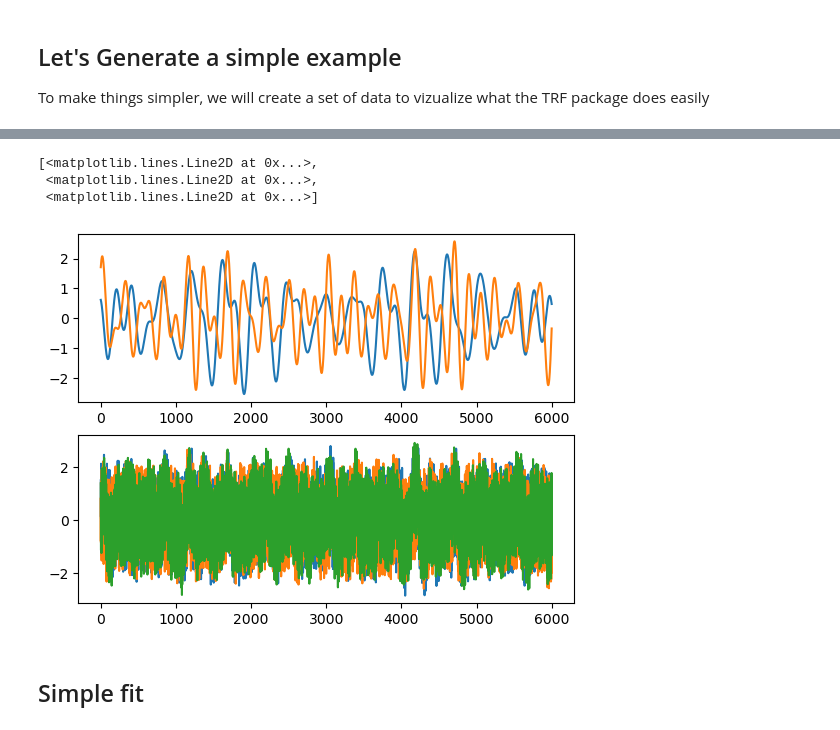
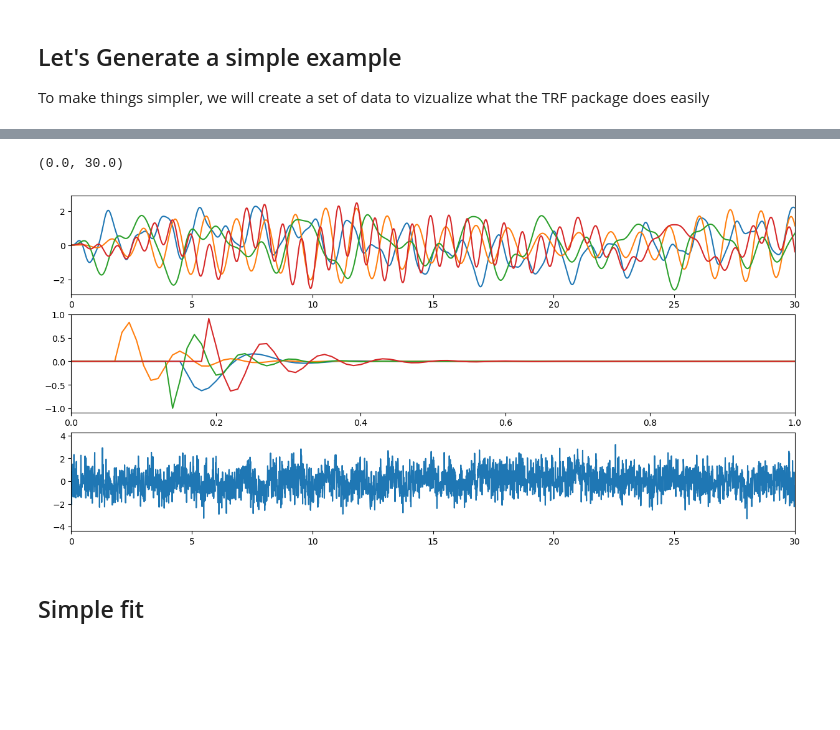
Before and after one commit to phg17/sPyEEG, a Jupyter notebook: demos/trf_forward_example.ipynb, the cells around one changed output, grey strips where cells are left out. Drawn from its saved outputs; the diff is of its cells as text; code cells hidden in the pictures; blank space fills up the shorter version.

```diff
--- a/demos/trf_forward_example.ipynb
+++ b/demos/trf_forward_example.ipynb
@@ -60,54 +33,68 @@ print(np.corrcoef(electrophysiological_data[:,0], electrophysiological_data[:,1]
 # %%
-fs = 100
-f_stim1 = 0.5
-f_stim2 = 0.8
-T = 60
-noise_level = 5
-n_samples = int(T*fs)
-n_feat = 2
-n_channels = 3
-
-def simulate_channels(n_feat = n_feat, n_channels = n_channels, fs = fs, T = T, noise_level = noise_level,
-                      stim_type = 'discrete', n_pulse = int(T*10)):
+def simulate_channels(n_feat = 2, n_channels = 3,
+                      fs = 100, T = 60,
+                      noise_level = 0, beta_noise = 0,
+                      stim_type = 'discrete', n_pulse = 120,
+                      compression_factor = 1,
+                      impulse_freqs = [0.1,10], decreasing_rates = [0.1,20], delays = [0.06,0.2],
+                      random_seed = 0):
+    np.random.seed(random_seed)
     n_samples = int(T*fs)
     time_array = np.linspace(0,T,n_samples)
     impulse_responses = np.zeros([n_feat, n_channels,n_samples])
     events = np.zeros([n_feat,n_samples])
+    nonlinear_events = np.zeros([n_feat,n_samples])
     response = np.zeros([n_channels,n_samples])
     if stim_type == 'discrete':
         for i_feat in range(n_feat):
             events[i_feat,np.random.randint(0,n_samples,n_pulse)] = np.random.random(n_pulse)
     elif stim_type == 'continuous':
         for i_feat in range(n_feat):
-            signal1 = np.random.randint(5,100) * np.sin(np.random.randint(50,500)*time_array/fs)*np.cos(np.random.randint(50,100)*time_array/fs)
-            signal2 = np.random.randint(5,100) * np.sin(np.random.randint(50,500)*time_array/fs)*np.cos(np.random.randint(50,100)*time_array/fs)
+            signal1 = np.random.randint(1,100) * np.sin(2*np.pi*np.random.randint(1,100)*time_array/fs)*np.cos(2*np.pi*np.random.randint(1,100)*time_array/fs)
+            signal2 = np.random.randint(1,100) * np.sin(2*np.pi*np.random.randint(1,100)*time_array/fs)*np.cos(2*np.pi*np.random.randint(1,100)*time_array/fs)
             y = convolve(signal1, signal2, 'same')
             events[i_feat,:] = MinMaxScaler(feature_range=(-1,1)).fit_transform(y.reshape(-1, 1)).reshape(-1)
 
     for i_feat in range(n_feat):
         for i_channel in range(n_channels):
-            impulse_responses[i_feat, i_channel,:] = np.roll(np.sin(2*np.pi*np.random.randint(0.1,20)*time_array) * np.exp(-time_array*np.random.randint(0.1,20)), np.random.randint(5,20))
+            impulse_responses[i_feat, i_channel,:] = np.roll(np.sin(2*np.pi*np.random.randint(impulse_freqs[0],impulse_freqs[1])*time_array + np.random.rand()*2*np.pi) * np.exp(-time_array*np.random.randint(decreasing_rates[0],decreasing_rates[1])), np.random.randint(int(delays[0]*fs),int(delays[1]*fs)))
 
     X = events.T
 
     for i_feat in range(n_feat):
         for i_channel in range(n_channels):
-            response[i_channel] += convolve(events[i_feat,:], impulse_responses[i_feat, i_channel,:])[:n_samples] + np.random.random(n_samples) * noise_level
+            noise = cn.powerlaw_psd_gaussian(beta_noise, n_samples) * noise_level
+            nonlinear_events[i_feat,:] = np.power(np.abs(events[i_feat,:]), compression_factor) * np.sign(events[i_feat,:])
+            response[i_channel] += convolve(nonlinear_events[i_feat,:], impulse_responses[i_feat, i_channel,:])[:n_samples] + noise
 
     Y = response.T
-    return time_array, X, Y
+    return time_array, X, Y, events, impulse_responses
 
-time_array, X, Y = simulate_channels(n_feat = 2, n_channels = 3, T = T, noise_level = 10, stim_type = 'continuous')
-fig, ax = plt.subplots(2)
+fs = 100
+n_feat = 4
+n_channels = 1
+T = 600
+time_array, X, Y, events, impulse_responses = simulate_channels(n_feat = n_feat, n_channels = n_channels, fs = fs, T = T,
+                                                              stim_type = 'continuous', n_pulse = 120,
+                                                              impulse_freqs = [2,20], decreasing_rates = [10,20], delays = [0.03,0.2],
+                                                              compression_factor = 2,
+                                                              noise_level = 1, beta_noise = 0, #0 = white, 1 = pink, 2 = red
+                                                              random_seed = 10)
+
+fig, ax = plt.subplots(3,figsize = (15,7), sharex = False)
 X = scale(X)
 Y = scale(Y)
-ax[0].plot(X)
-ax[1].plot(Y)
+ax[0].plot(time_array,X)
+for i in range(n_feat):
+    for j in range(n_channels):
+        ax[1].plot(time_array,impulse_responses[i,j])
+ax[2].plot(time_array,Y)
+ax[0].set_xlim([0,30])
+ax[1].set_xlim([0,1])
+ax[2].set_xlim([0,30])
 # %% [output]
-[<matplotlib.lines.Line2D at 0x...>,
- <matplotlib.lines.Line2D at 0x...>,
- <matplotlib.lines.Line2D at 0x...>]
+(0.0, 30.0)
-[figure, old version]
+[figure, new version]
 # %% [markdown]
 ## Simple fit
 # %%
```
Also changed, not shown: parts of 25 cells of this notebook, 3 other files.
